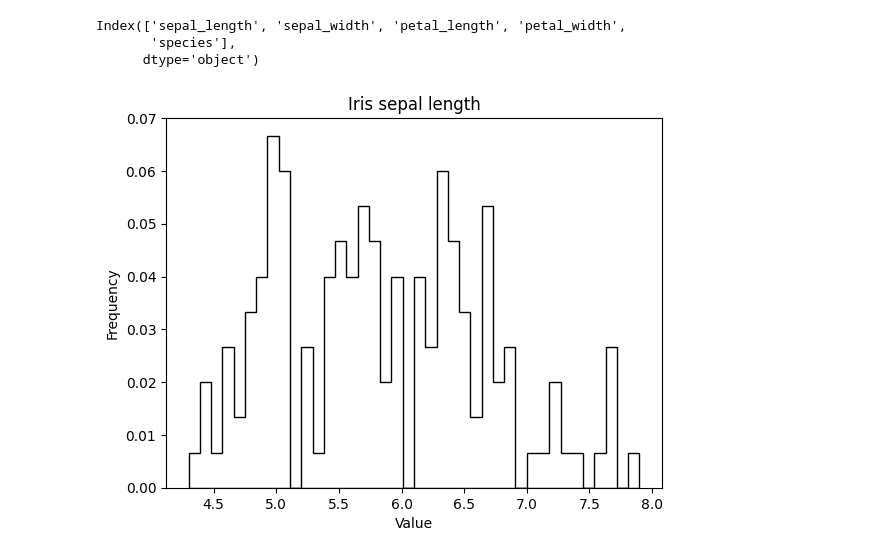
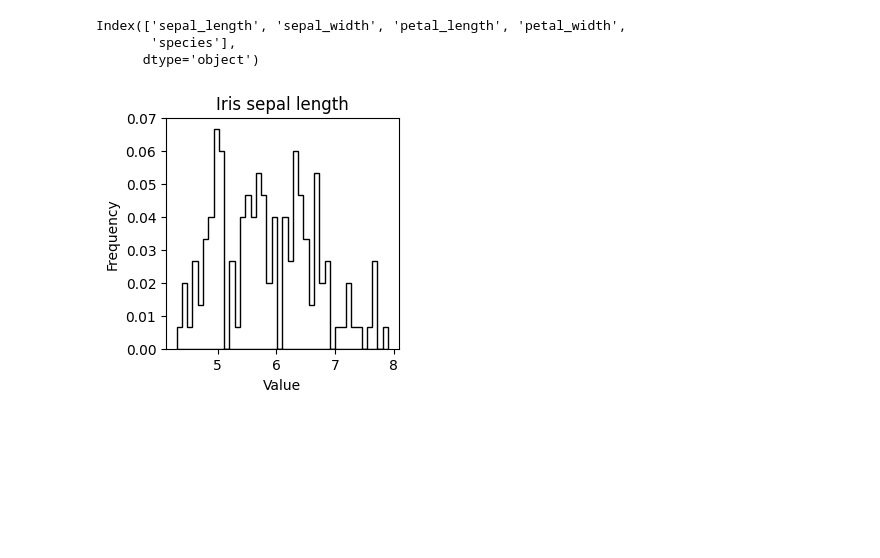
Before and after one commit to Md-Maruf-1727/LearningPractices, a Jupyter notebook: Vizualization/Vizualization1.ipynb, the cells around one changed output. Cells and saved outputs as stored; diff of their text form; code cells hidden in the pictures; blank space fills up the shorter version.

```diff
--- a/Vizualization/Vizualization1.ipynb
+++ b/Vizualization/Vizualization1.ipynb
@@ -129,13 +129,13 @@ Index(['sepal_length', 'sepal_width', 'petal_length', 'petal_width',
        'species'],
       dtype='object')
 # %%
-plt.Figure(figsize=(3,3))
+plt.figure(figsize=(3,3))
 weights = np.ones_like(mainiris_data['sepal_length']) / len(mainiris_data['sepal_length'])
 plt.hist(mainiris_data['sepal_length'],weights =weights, bins=40, color='white', edgecolor='black', histtype='stepfilled')
 plt.xlabel('Value')
 plt.ylabel('Frequency')
 plt.title('Iris sepal length')
 plt.show()
 # %% [output]
-[figure, old version]
+[figure, new version]
 # %%
```
Also changed, not shown: parts of 5 cells of this notebook.
